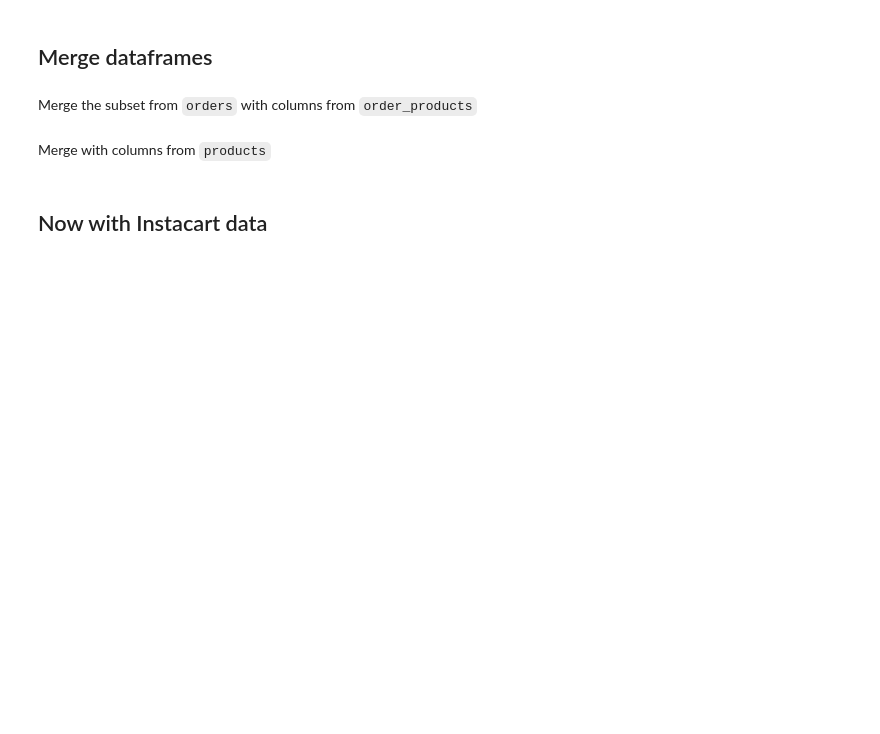
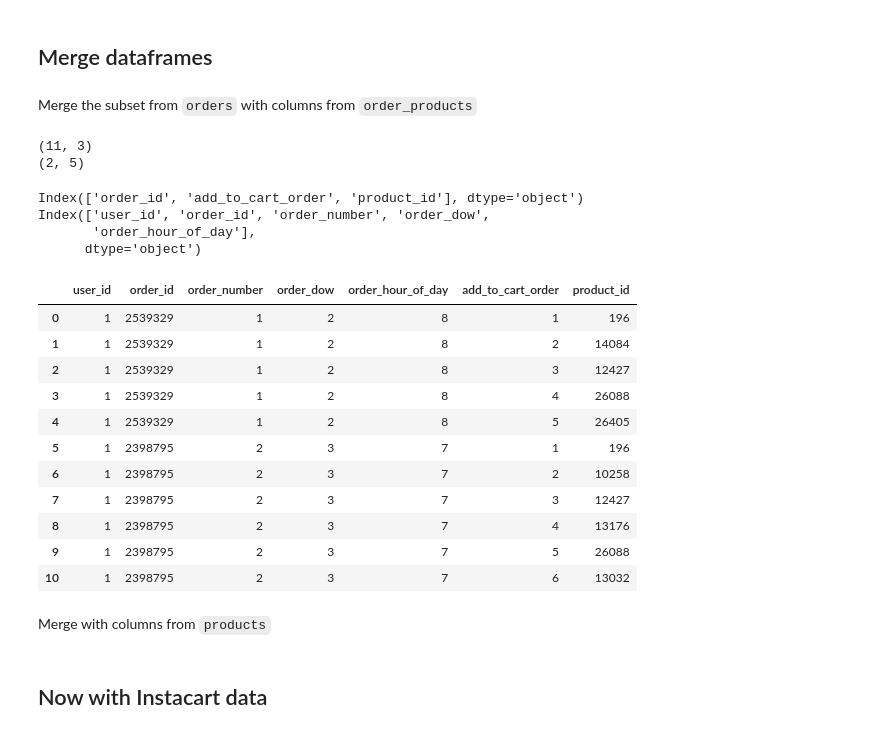
Before and after one commit to sugarfreecode/DS-Unit-1-Sprint-1-Data-Wrangling-and-Storytelling, a Jupyter notebook: module3-join-and-reshape-data/LS_DS_113_Join_and_Reshape_Data.ipynb, the cells around one changed output. Cells and saved outputs as stored; diff of their text form; code cells hidden in the pictures; blank space fills up the shorter version.

```diff
--- a/module3-join-and-reshape-data/LS_DS_113_Join_and_Reshape_Data.ipynb
+++ b/module3-join-and-reshape-data/LS_DS_113_Join_and_Reshape_Data.ipynb
@@ -532,0 +607,4 @@ From `orders` dataframe:
+# %%
+# concatenate them together
+order_products=pd.concat([order_products__prior, order_products__train], axis=0)
+order_products.shape
@@ -532,0 +613,4 @@ From `orders` dataframe:
+# %%
+# Get a subset of `order_products` -- slim down this large dataset to only what I need (only 2 orders).
+condition = (order_products['order_id'] == 2539329) | (order_products['order_id'] == 2398795)
+condition
@@ -532,0 +630,10 @@ From `orders` dataframe:
+# %%
+# Make a selection of columns
+columns = ['order_id',
+           'add_to_cart_order',
+           'product_id']
+# %%
+# Use the .loc method to filter rows and columns in a single blow.
+order_products_subset = order_products.loc[condition, columns]
+print(order_products_subset.shape)
+order_products_subset.head()
@@ -534,6 +649,39 @@ From `orders` dataframe:
 ## Merge dataframes
 # %% [markdown]
 Merge the subset from `orders` with columns from `order_products`
+# %%
+# Both of these subsets are now quite small
+print(order_products_subset.shape)
+print(orders_subset.shape)
+# %% [output]
+(11, 3)
+(2, 5)
+# %%
+# what is their common key ('unique identifier')?
+print(order_products_subset.columns)
+print(orders_subset.columns)
+# %% [output]
+Index(['order_id', 'add_to_cart_order', 'product_id'], dtype='object')
+Index(['user_id', 'order_id', 'order_number', 'order_dow',
+       'order_hour_of_day'],
+      dtype='object')
+# %%
+# merge the two df's on the common key.
+merged = pd.merge(orders_subset, order_products_subset, on='order_id', how='inner')
+merged
+# %% [output]
+|  | user_id | order_id | order_number | order_dow | order_hour_of_day | add_to_cart_order | product_id |
+| 0 | 1 | 2539329 | 1 | 2 | 8 | 1 | 196 |
+| 1 | 1 | 2539329 | 1 | 2 | 8 | 2 | 14084 |
+| 2 | 1 | 2539329 | 1 | 2 | 8 | 3 | 12427 |
+| 3 | 1 | 2539329 | 1 | 2 | 8 | 4 | 26088 |
+| 4 | 1 | 2539329 | 1 | 2 | 8 | 5 | 26405 |
+| 5 | 1 | 2398795 | 2 | 3 | 7 | 1 | 196 |
+| 6 | 1 | 2398795 | 2 | 3 | 7 | 2 | 10258 |
+| 7 | 1 | 2398795 | 2 | 3 | 7 | 3 | 12427 |
+| 8 | 1 | 2398795 | 2 | 3 | 7 | 4 | 13176 |
+| 9 | 1 | 2398795 | 2 | 3 | 7 | 5 | 26088 |
+| 10 | 1 | 2398795 | 2 | 3 | 7 | 6 | 13032 |
 # %% [markdown]
 Merge with columns from `products`
 # %% [markdown]
```
Also changed, not shown: parts of 44 cells of this notebook.
